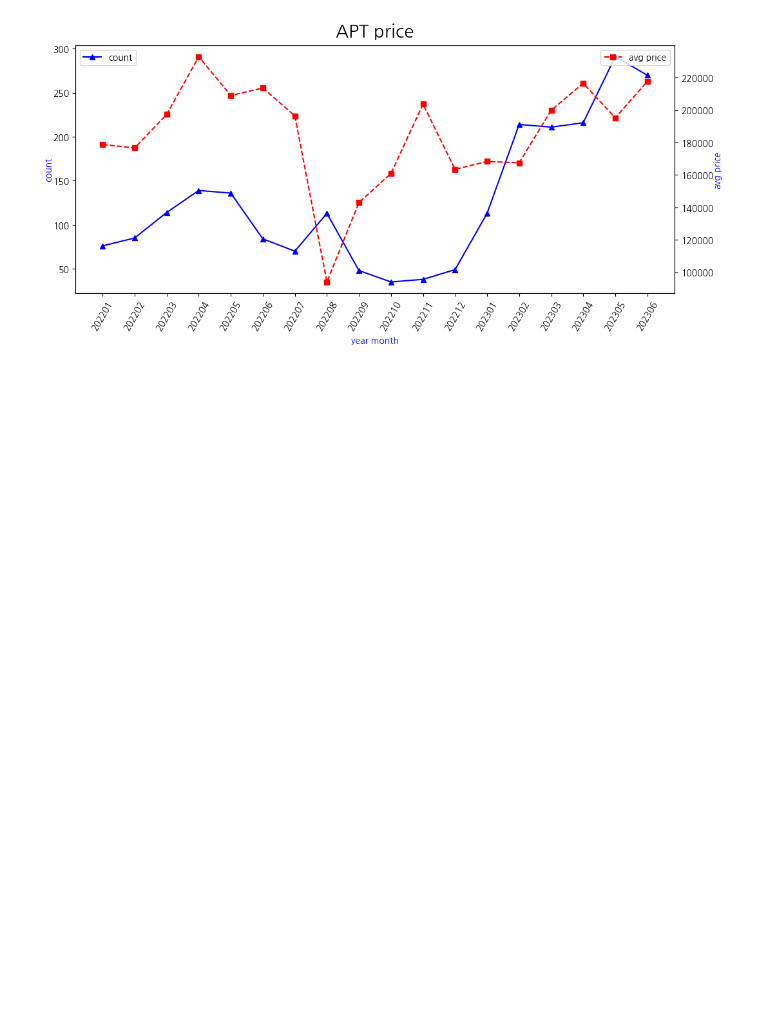
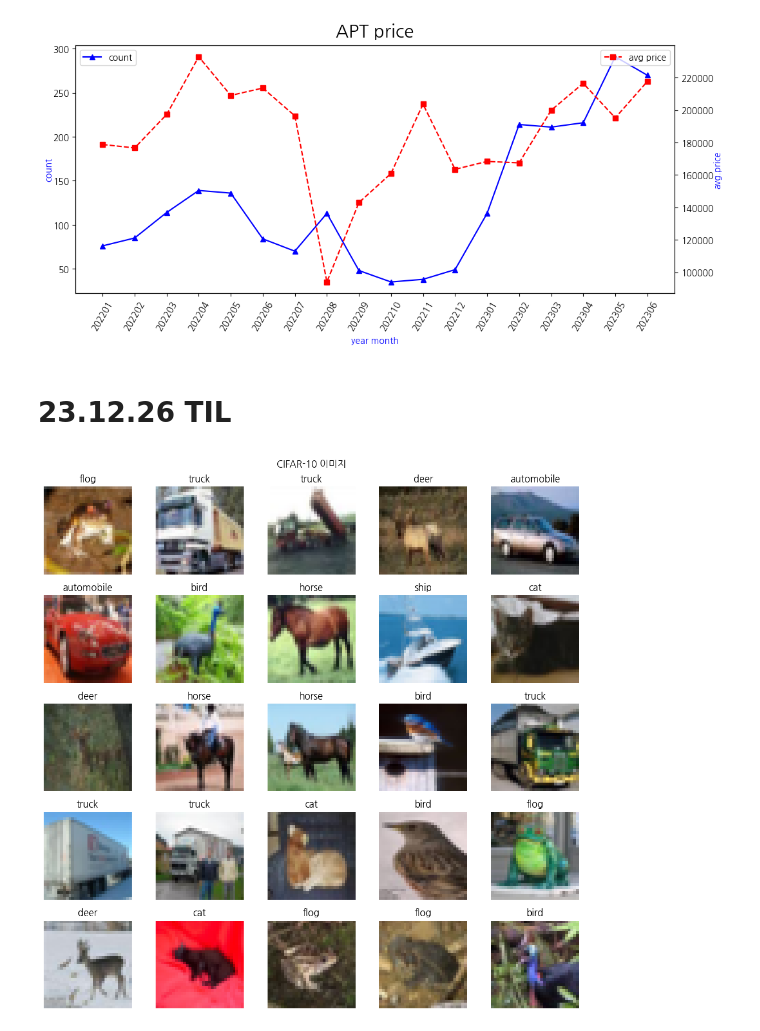
Before and after one commit to junmin98/WASSUP, a Jupyter notebook: Data_visualization/01_Matplotlib.ipynb, the cells around one changed output. Saved outputs shown, nothing was run; the diff lists cells and outputs as text; code cells hidden in the pictures; blank space fills up the shorter version.

```diff
--- a/Data_visualization/01_Matplotlib.ipynb
+++ b/Data_visualization/01_Matplotlib.ipynb
@@ -845,3 +839,26 @@ plt.title('APT price', loc='center', pad=10, fontsize = 20, color='black')
 plt.show()
 # %% [output]
 [figure]
+# %% [markdown]
+# 23.12.26 TIL
+# %%
+import matplotlib.pyplot as plt
+from tensorflow.keras.datasets import cifar10
+import koreanize_matplotlib
+
+(X_train, y_train), (X_test, y_test) = cifar10.load_data()
+# %%
+fig, axes = plt.subplots(5, 5, figsize=(10,10))
+axes = axes.ravel()
+labels = ['airplane', 'automobile', 'bird', 'cat', 'deer', 'dog', 'flog', 'horse', 'ship', 'truck']
+
+for i in range(25):
+    axes[i].imshow(X_train[i])
+    axes[i].axis('off')
+    axes[i].set_title(labels[y_train[i][0]])
+
+fig.suptitle('CIFAR-10 이미지')
+plt.tight_layout()
+plt.show()
+# %% [output]
+[figure, added]
```
Also changed, not shown: parts of 3 cells of this notebook, 48 other files.
